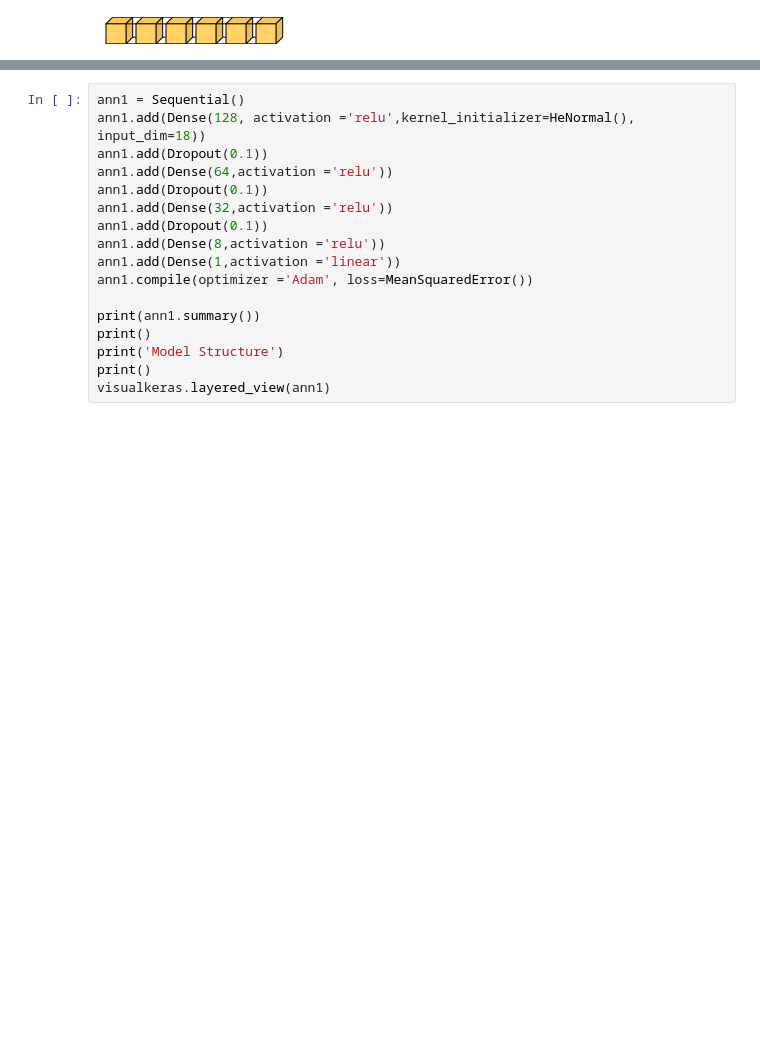
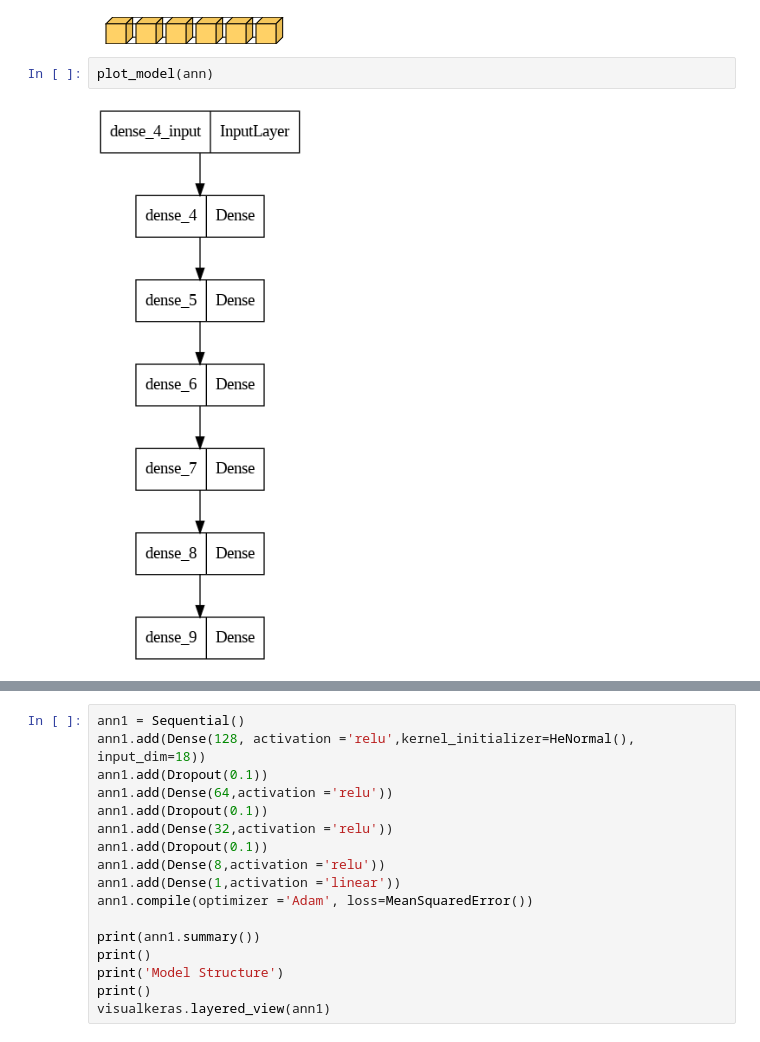
Before and after one commit to pmama/DeepLearningConcepts, a Jupyter notebook: kc_house_price.ipynb, the cells around one changed output, grey strips where cells are left out. Saved outputs shown, nothing was run; the diff lists cells and outputs as text; blank space fills up the shorter version.

```diff
--- a/kc_house_price.ipynb
+++ b/kc_house_price.ipynb
@@ -603,6 +614,10 @@ None
 
 Model Structure
 [figure]
+# %%
+plot_model(ann)
+# %% [output]
+[figure, added]
 # %%
 ann.fit(x=x_train,y=y_train,
           validation_data=(x_test,y_test),
```
Also changed, not shown: parts of 32 cells of this notebook.
